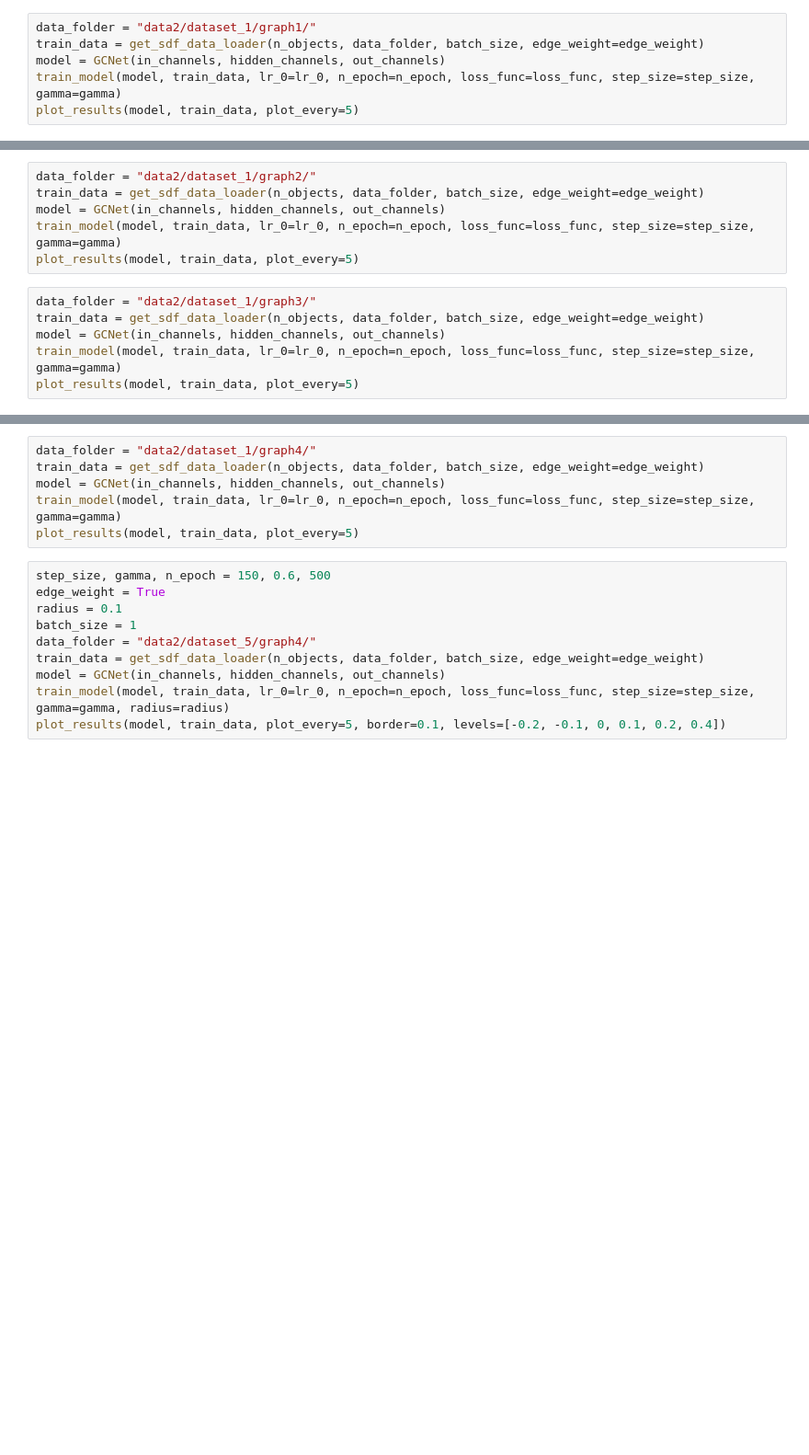
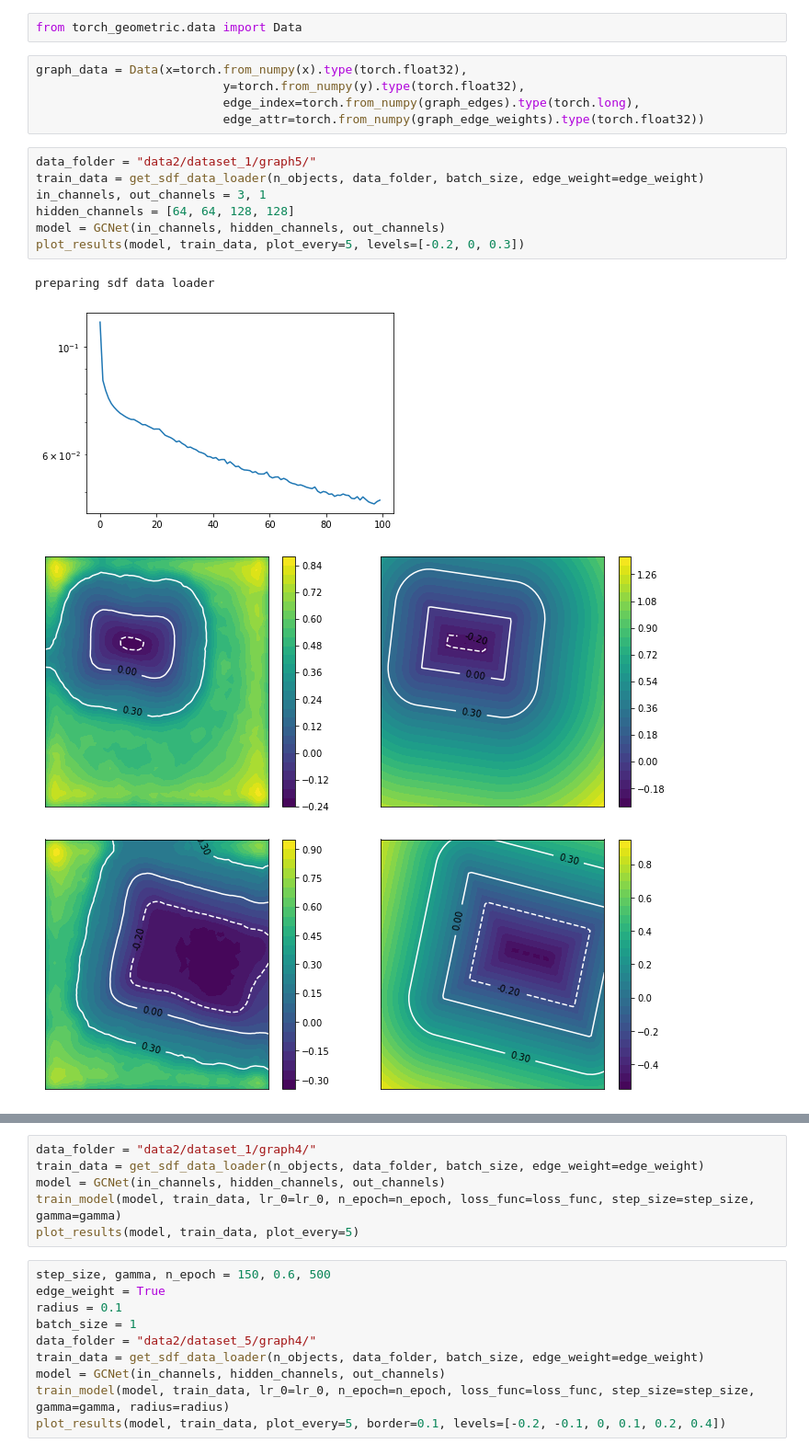
Before and after one commit to amaleki2/sdf-predict-graph, a Jupyter notebook: runs.ipynb, the cells around one changed output, grey strips where cells are left out. Shown at 92% size. Drawn from its saved outputs; the diff is of its cells as text; blank space fills up the shorter version.

```diff
--- a/runs.ipynb
+++ b/runs.ipynb
@@ -15,6 +60,19 @@ lr_0 = 0.001
+# %%
+from torch_geometric.data import Data
+# %%
+graph_data = Data(x=torch.from_numpy(x).type(torch.float32),
+                          y=torch.from_numpy(y).type(torch.float32),
+                          edge_index=torch.from_numpy(graph_edges).type(torch.long),
+                          edge_attr=torch.from_numpy(graph_edge_weights).type(torch.float32))
 # %%
-data_folder = "data2/dataset_1/graph1/"
+data_folder = "data2/dataset_1/graph5/"
 train_data = get_sdf_data_loader(n_objects, data_folder, batch_size, edge_weight=edge_weight)
+in_channels, out_channels = 3, 1
+hidden_channels = [64, 64, 128, 128]
 model = GCNet(in_channels, hidden_channels, out_channels)
-train_model(model, train_data, lr_0=lr_0, n_epoch=n_epoch, loss_func=loss_func, step_size=step_size, gamma=gamma)
-plot_results(model, train_data, plot_every=5)
+plot_results(model, train_data, plot_every=5, levels=[-0.2, 0, 0.3])
+# %% [output]
+preparing sdf data loader
+[figure, added]
+[figure, added]
+[figure, added]
@@ -21,12 +79,0 @@ plot_results(model, train_data, plot_every=5)
-# %%
-data_folder = "data2/dataset_1/graph2/"
-train_data = get_sdf_data_loader(n_objects, data_folder, batch_size, edge_weight=edge_weight)
-model = GCNet(in_channels, hidden_channels, out_channels)
-train_model(model, train_data, lr_0=lr_0, n_epoch=n_epoch, loss_func=loss_func, step_size=step_size, gamma=gamma)
-plot_results(model, train_data, plot_every=5)
-# %%
-data_folder = "data2/dataset_1/graph3/"
-train_data = get_sdf_data_loader(n_objects, data_folder, batch_size, edge_weight=edge_weight)
-model = GCNet(in_channels, hidden_channels, out_channels)
-train_model(model, train_data, lr_0=lr_0, n_epoch=n_epoch, loss_func=loss_func, step_size=step_size, gamma=gamma)
-plot_results(model, train_data, plot_every=5)
```
Also changed, not shown: parts of 15 cells of this notebook, 9 other files.
